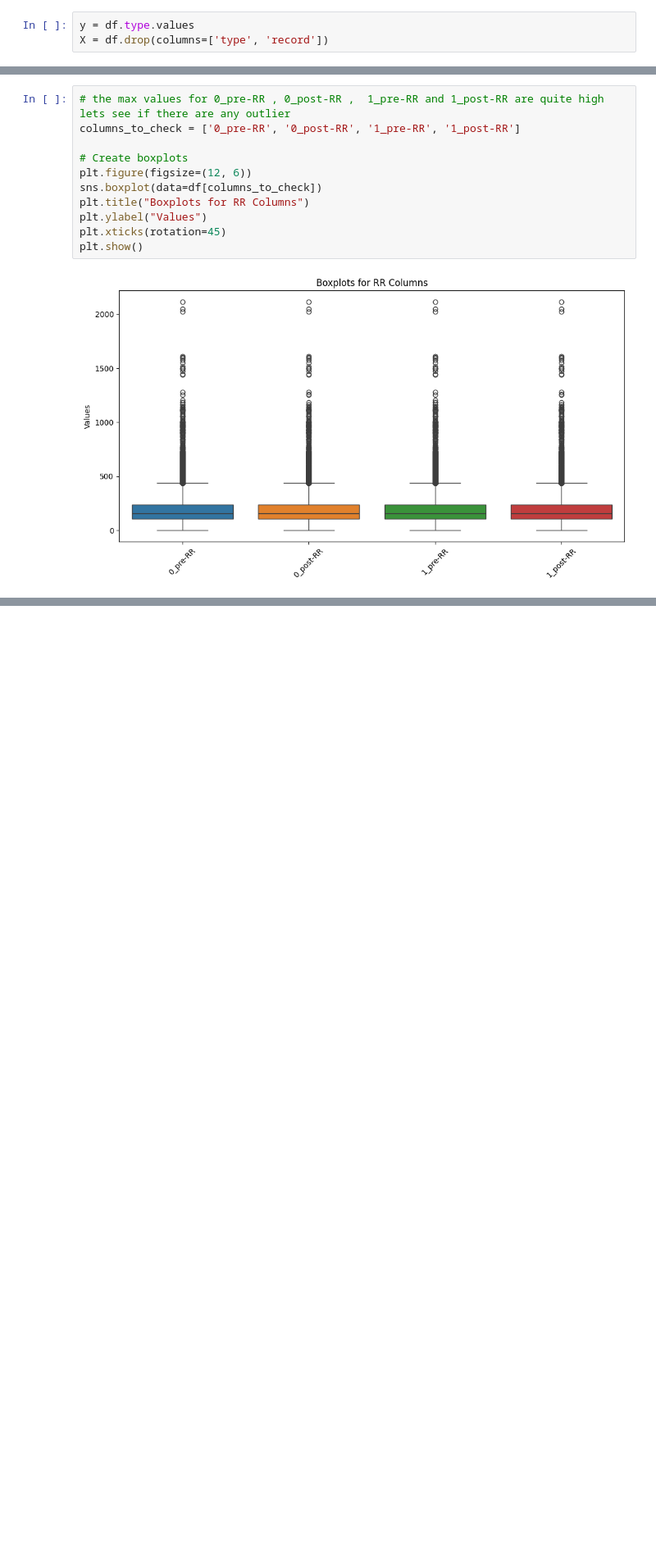
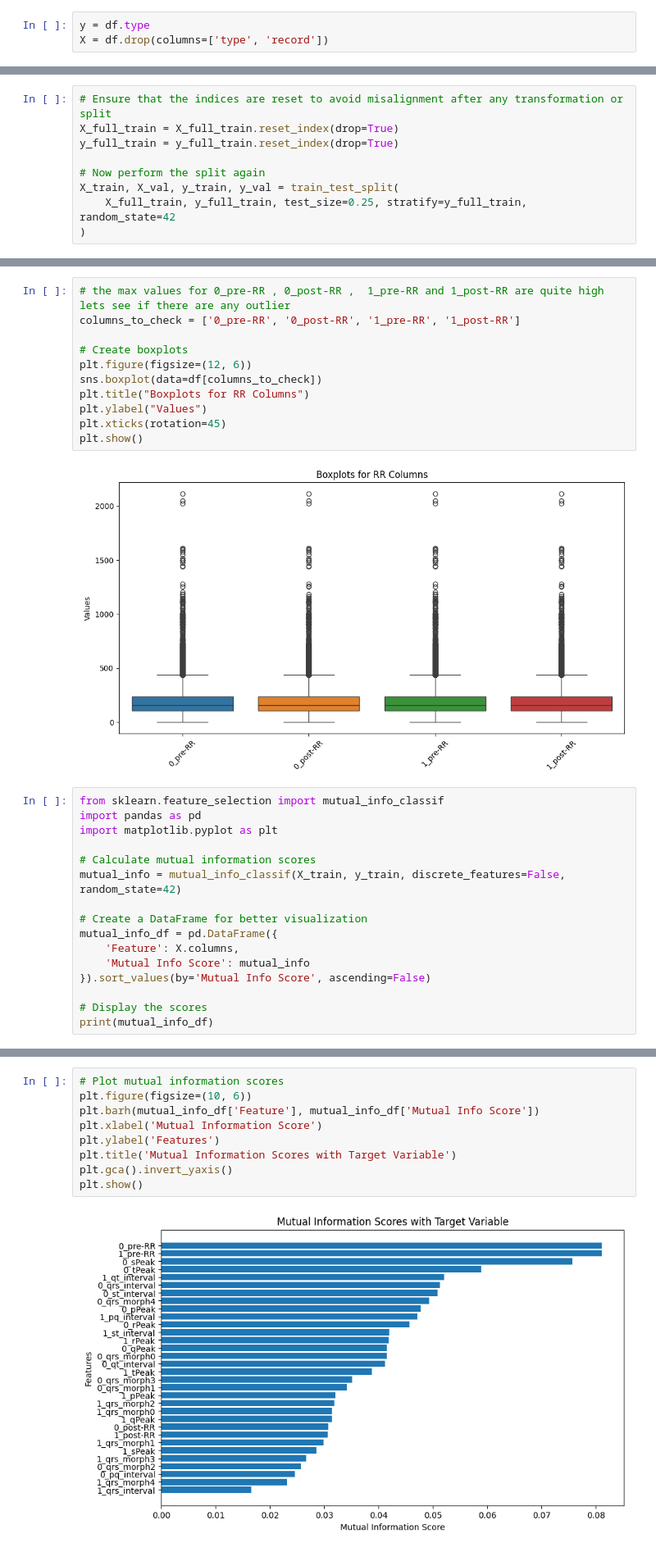
Before and after one commit to Tobai24/ECG-Arrhythmia-Classifier, a Jupyter notebook: notebooks/analysis.ipynb, the cells around one changed output, grey strips where cells are left out. Shown at 82% size. Drawn from its saved outputs; the diff is of its cells as text; blank space fills up the shorter version.

```diff
--- a/notebooks/analysis.ipynb
+++ b/notebooks/analysis.ipynb
@@ -171,7 +182,7 @@ from the above quick analysis we know that there are no missing data, the dataty
    - Split the data into training, validation, and test sets to evaluate the model’s performance.
    - A typical split might be 70% training, 15% validation, and 15% testing, though it can vary.
 # %%
-y = df.type.values
+y = df.type
 X = df.drop(columns=['type', 'record'])
 # %%
 from sklearn.model_selection import train_test_split
@@ -187,3 +194,12 @@ X_train, X_val, y_train, y_val = train_test_split(
+# %%
+# Ensure that the indices are reset to avoid misalignment after any transformation or split
+X_full_train = X_full_train.reset_index(drop=True)
+y_full_train = y_full_train.reset_index(drop=True)
+
+# Now perform the split again
+X_train, X_val, y_train, y_val = train_test_split(
+    X_full_train, y_full_train, test_size=0.25, stratify=y_full_train, random_state=42
+)
 # %%
 X_full_train.shape, X_train.shape, X_val.shape, X_test.shape
 # %% [output]
@@ -229,3 +249,19 @@ plt.xticks(rotation=45)
 plt.show()
 # %% [output]
 [figure]
+# %%
+from sklearn.feature_selection import mutual_info_classif
+import pandas as pd
+import matplotlib.pyplot as plt
+
+# Calculate mutual information scores
+mutual_info = mutual_info_classif(X_train, y_train, discrete_features=False, random_state=42)
+
+# Create a DataFrame for better visualization
+mutual_info_df = pd.DataFrame({
+    'Feature': X.columns,
+    'Mutual Info Score': mutual_info
+}).sort_values(by='Mutual Info Score', ascending=False)
+
+# Display the scores
+print(mutual_info_df)
@@ -232,3 +286,14 @@ plt.show()
+# %%
+# Plot mutual information scores
+plt.figure(figsize=(10, 6))
+plt.barh(mutual_info_df['Feature'], mutual_info_df['Mutual Info Score'])
+plt.xlabel('Mutual Information Score')
+plt.ylabel('Features')
+plt.title('Mutual Information Scores with Target Variable')
+plt.gca().invert_yaxis()
+plt.show()
+# %% [output]
+[figure, added]
 # %%
 # Function to calculate IQR and detect outliers
 def detect_outliers_iqr(data, columns):
```
Also changed, not shown: parts of 17 cells of this notebook, 3 other files.
